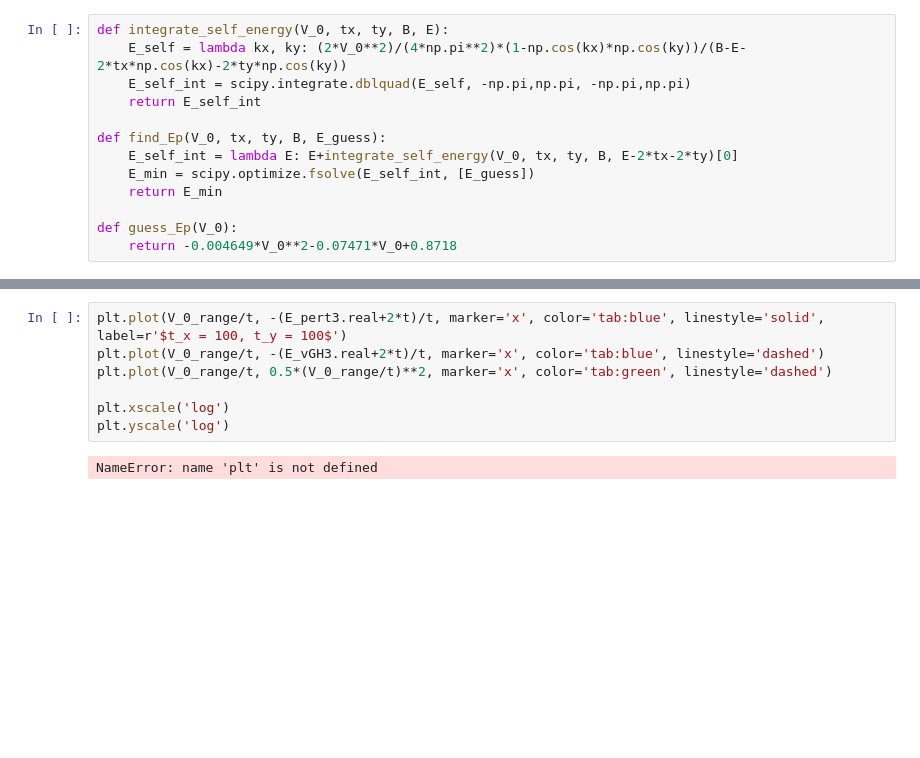
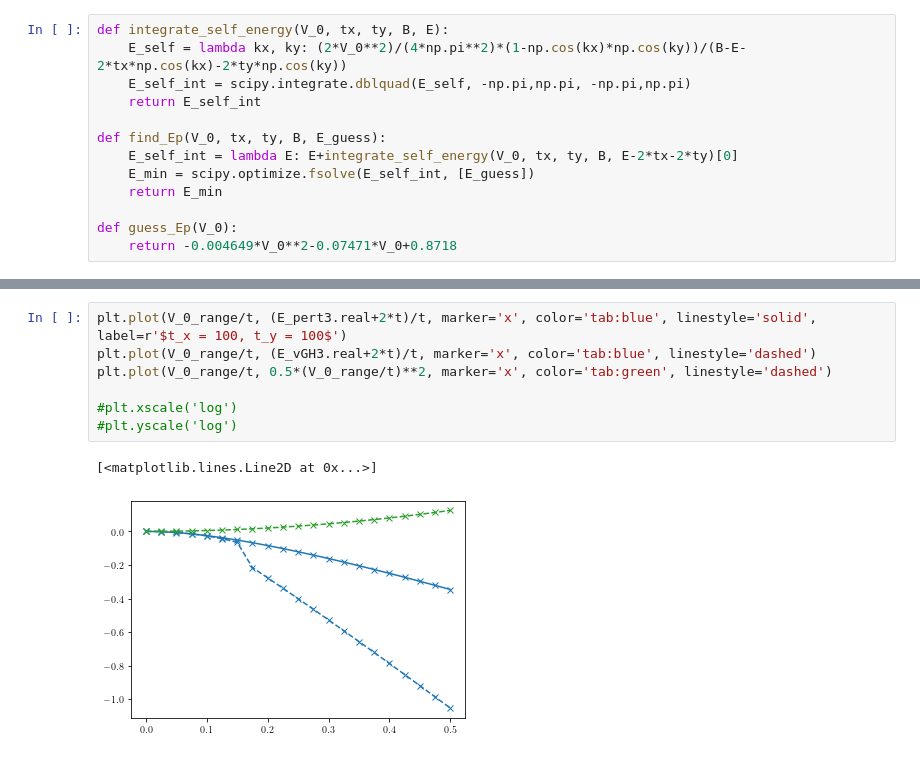
Before and after one commit to Progklui/rotor_lattice_models, a Jupyter notebook: perturbation_theory.ipynb, the cells around one changed output, grey strips where cells are left out. Cells and saved outputs as stored; diff of their text form; blank space fills up the shorter version.

```diff
--- a/perturbation_theory.ipynb
+++ b/perturbation_theory.ipynb
@@ -183,9 +185,10 @@ plt.tick_params(which='minor', axis='y', direction='in', right=True)
 # %%
-plt.plot(V_0_range/t, -(E_pert3.real+2*t)/t, marker='x', color='tab:blue', linestyle='solid', label=r'$t_x = 100, t_y = 100$')
-plt.plot(V_0_range/t, -(E_vGH3.real+2*t)/t, marker='x', color='tab:blue', linestyle='dashed')
+plt.plot(V_0_range/t, (E_pert3.real+2*t)/t, marker='x', color='tab:blue', linestyle='solid', label=r'$t_x = 100, t_y = 100$')
+plt.plot(V_0_range/t, (E_vGH3.real+2*t)/t, marker='x', color='tab:blue', linestyle='dashed')
 plt.plot(V_0_range/t, 0.5*(V_0_range/t)**2, marker='x', color='tab:green', linestyle='dashed')
 
-plt.xscale('log')
-plt.yscale('log')
+#plt.xscale('log')
+#plt.yscale('log')
 # %% [output]
-NameError: name 'plt' is not defined
+[<matplotlib.lines.Line2D at 0x...>]
+[figure, added]
```
Also changed, not shown: parts of 6 cells of this notebook, 1 other file.
